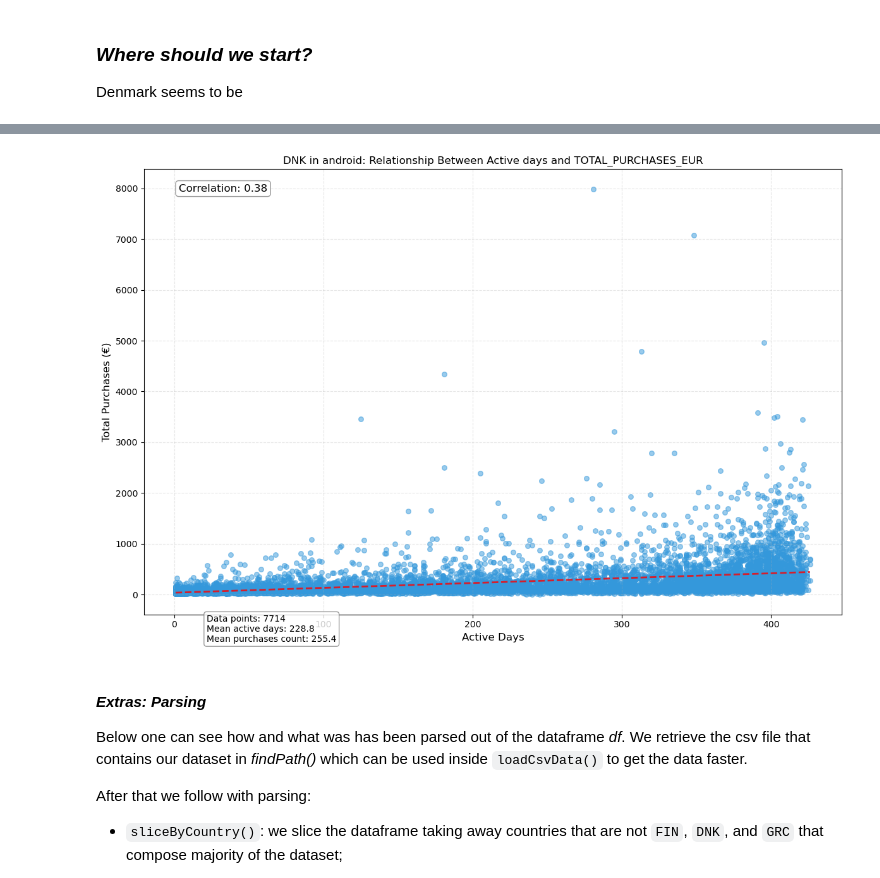
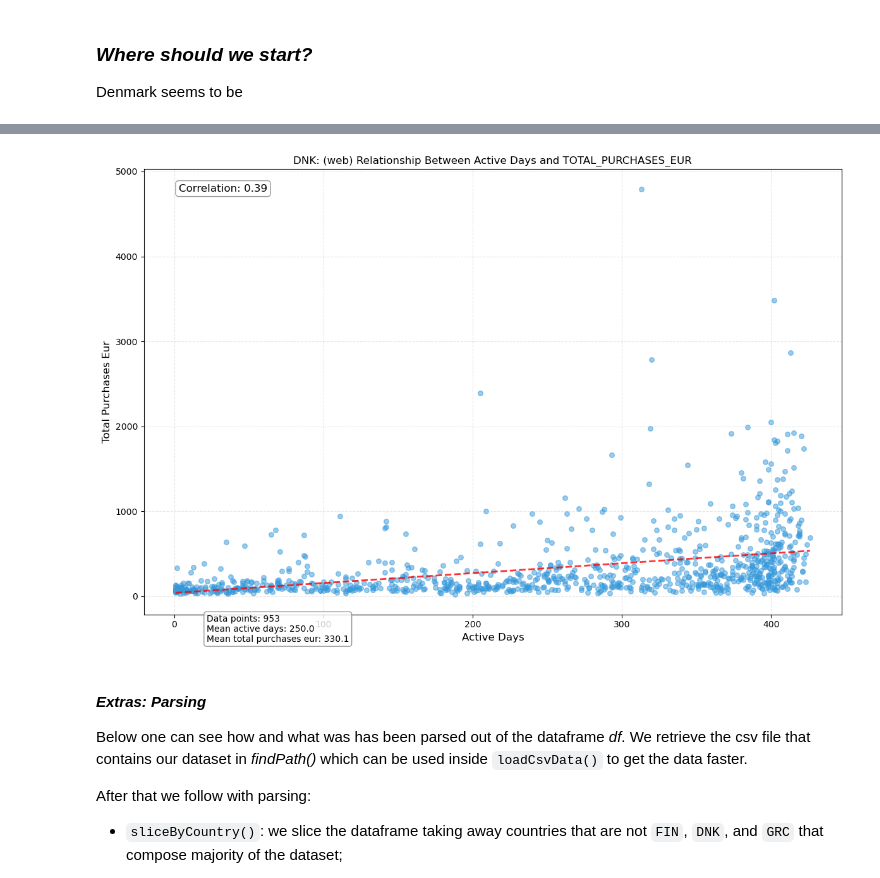
Before and after one commit to FjjDessoyCaraballo/restaurant-data, a Jupyter notebook: task2/notebook.ipynb, the cells around one changed output, grey strips where cells are left out. Drawn from its saved outputs; the diff is of its cells as text; code cells hidden in the pictures.

```diff
--- a/task2/notebook.ipynb
+++ b/task2/notebook.ipynb
@@ -246,15 +251,18 @@ Denmark
 # %%
 from firstAndLast import scatterPlotActivityPeriod
 from parsing import parseDf
 
 df = parseDf()
 
+country = "DNK"
+platform = "web"
+
 # you can view all platforms and all countries by uncommenting the function below
 # scatterPlotActivityPeriod(df, 'TOTAL_PURCHASES_EUR')
 
-scatterPlotActivityPeriod(df, 'TOTAL_PURCHASES_EUR', 'android', 'DNK')
+scatterPlotActivityPeriod(df, 'TOTAL_PURCHASES_EUR', country, platform)
 # %% [output]
-[figure, old version]
+[figure, new version]
 # %% [markdown]
 #### *Extras: Parsing*
 
```
Also changed, not shown: parts of 5 cells of this notebook, 1 other file.
